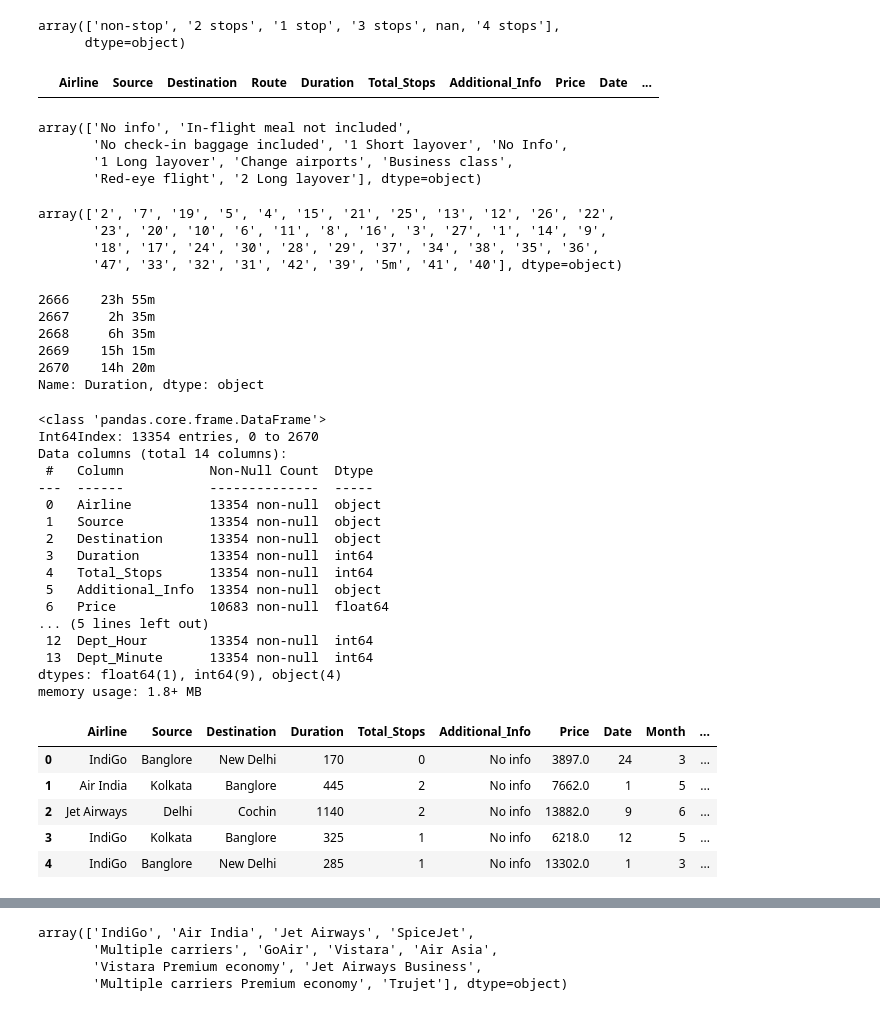
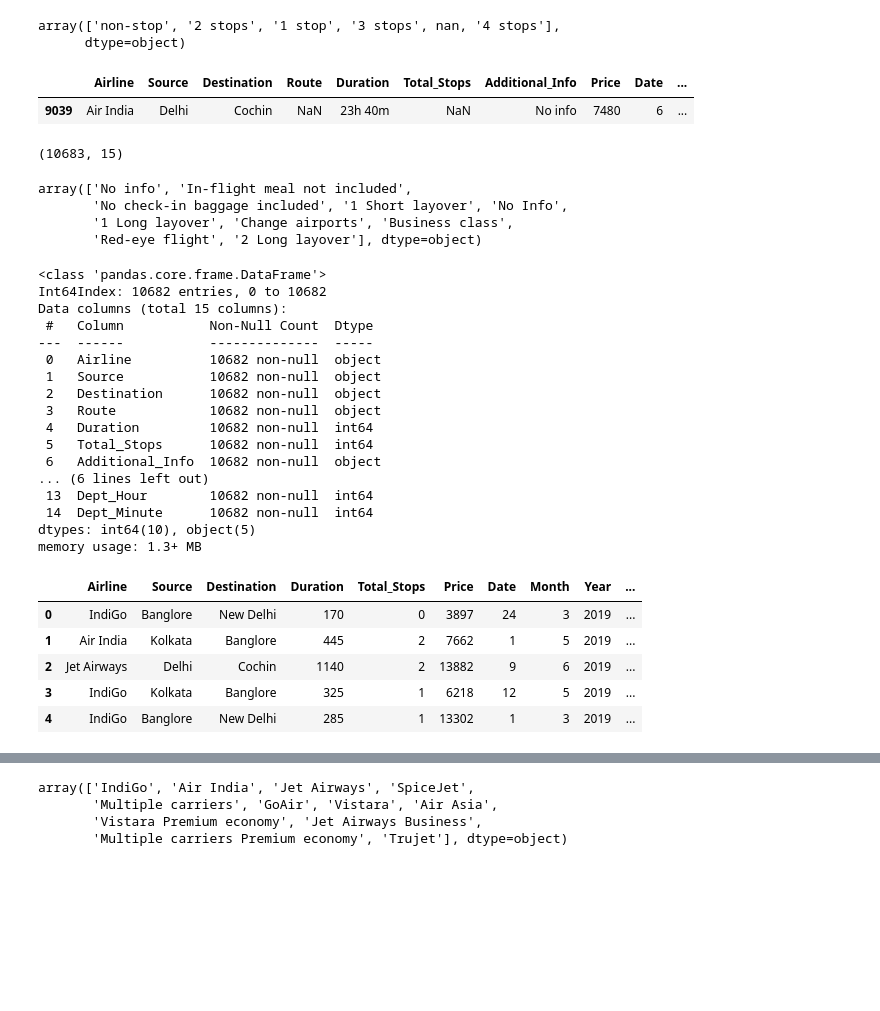
Before and after one commit to desai-nitin/DataScience, a Jupyter notebook: EDA and Feature Engineering for Flight Price Prediction.ipynb, the cells around one changed output, grey strips where cells are left out. Drawn from its saved outputs; the diff is of its cells as text; code cells hidden in the pictures; blank space fills up the shorter version.

```diff
--- a/EDA and Feature Engineering for Flight Price Prediction.ipynb
+++ b/EDA and Feature Engineering for Flight Price Prediction.ipynb
@@ -167,6 +166,12 @@ final_df.loc[final_df['Total_Stops'].isnull(),['Total_Stops']]="non-stop"
 # %%
-final_df[final_df['Total_Stops'].isnull()]
+train_df[train_df['Total_Stops'].isnull()]
 # %% [output]
 |  | Airline | Source | Destination | Route | Duration | Total_Stops | Additional_Info | Price | Date | ... |
+| 9039 | Air India | Delhi | Cochin | NaN | 23h 40m | NaN | No info | 7480 | 6 | ... |
+# %%
+print(train_df.shape)
+train_df.dropna(inplace=True)
+# %% [output]
+(10683, 15)
 # %%
-final_df['Total_Stops']=final_df['Total_Stops'].map({'non-stop':0, '1 stop':1, '2 stops':2, '3 stops':3, '4 stops':4})
+train_df['Total_Stops']=train_df['Total_Stops'].map({'non-stop':0, '1 stop':1, '2 stops':2, '3 stops':3, '4 stops':4})
@@ -179,41 +182,27 @@ array(['No info', 'In-flight meal not included',
        'No check-in baggage included', '1 Short layover', 'No Info',
        '1 Long layover', 'Change airports', 'Business class',
        'Red-eye flight', '2 Long layover'], dtype=object)
-# %%
-final_df["Duration"].str.split(' ').str[0].str.split("h").str[0].unique()#.astype(int)*60
-# %% [output]
-array(['2', '7', '19', '5', '4', '15', '21', '25', '13', '12', '26', '22',
-       '23', '20', '10', '6', '11', '8', '16', '3', '27', '1', '14', '9',
-       '18', '17', '24', '30', '28', '29', '37', '34', '38', '35', '36',
-       '47', '33', '32', '31', '42', '39', '5m', '41', '40'], dtype=object)
-# %%
-final_df["Duration"].tail()
-# %% [output]
-2666    23h 55m
-2667     2h 35m
-2668     6h 35m
-2669    15h 15m
-2670    14h 20m
-Name: Duration, dtype: object
 # %%
-final_df["Duration"] = final_df["Duration"].str.replace("h","*60").str.replace("m","*1").str.replace(" ","+").apply(eval)
+# Coverting Duration in minutes
+
+train_df["Duration"] = train_df["Duration"].str.replace("h","*60").str.replace("m","*1").str.replace(" ","+").apply(eval)
 # %%
-final_df.info()
+train_df.info()
 # %% [output]
 <class 'pandas.core.frame.DataFrame'>
-Int64Index: 13354 entries, 0 to 2670
-Data columns (total 14 columns):
+Int64Index: 10682 entries, 0 to 10682
+Data columns (total 15 columns):
  #   Column           Non-Null Count  Dtype
 ---  ------           --------------  -----
- 0   Airline          13354 non-null  object
- 1   Source           13354 non-null  object
- 2   Destination      13354 non-null  object
- 3   Duration         13354 non-null  int64
- 4   Total_Stops      13354 non-null  int64
- 5   Additional_Info  13354 non-null  object
- 6   Price            10683 non-null  float64
-... (5 lines left out)
- 12  Dept_Hour        13354 non-null  int64
- 13  Dept_Minute      13354 non-null  int64
-dtypes: float64(1), int64(9), object(4)
-memory usage: 1.8+ MB
+ 0   Airline          10682 non-null  object
+ 1   Source           10682 non-null  object
+ 2   Destination      10682 non-null  object
+ 3   Route            10682 non-null  object
+ 4   Duration         10682 non-null  int64
+ 5   Total_Stops      10682 non-null  int64
+ 6   Additional_Info  10682 non-null  object
+... (6 lines left out)
+ 13  Dept_Hour        10682 non-null  int64
+ 14  Dept_Minute      10682 non-null  int64
+dtypes: int64(10), object(5)
+memory usage: 1.3+ MB
@@ -223,9 +209,11 @@ final_df.drop(2660,axis=0,inplace=True)
+# %%
+train_df.drop(["Route","Additional_Info"],axis=1,inplace=True)
 # %%
-final_df.head()
+train_df.head()
 # %% [output]
-|  | Airline | Source | Destination | Duration | Total_Stops | Additional_Info | Price | Date | Month | ... |
-| 0 | IndiGo | Banglore | New Delhi | 170 | 0 | No info | 3897.0 | 24 | 3 | ... |
-| 1 | Air India | Kolkata | Banglore | 445 | 2 | No info | 7662.0 | 1 | 5 | ... |
-| 2 | Jet Airways | Delhi | Cochin | 1140 | 2 | No info | 13882.0 | 9 | 6 | ... |
-| 3 | IndiGo | Kolkata | Banglore | 325 | 1 | No info | 6218.0 | 12 | 5 | ... |
-| 4 | IndiGo | Banglore | New Delhi | 285 | 1 | No info | 13302.0 | 1 | 3 | ... |
+|  | Airline | Source | Destination | Duration | Total_Stops | Price | Date | Month | Year | ... |
+| 0 | IndiGo | Banglore | New Delhi | 170 | 0 | 3897 | 24 | 3 | 2019 | ... |
+| 1 | Air India | Kolkata | Banglore | 445 | 2 | 7662 | 1 | 5 | 2019 | ... |
+| 2 | Jet Airways | Delhi | Cochin | 1140 | 2 | 13882 | 9 | 6 | 2019 | ... |
+| 3 | IndiGo | Kolkata | Banglore | 325 | 1 | 6218 | 12 | 5 | 2019 | ... |
+| 4 | IndiGo | Banglore | New Delhi | 285 | 1 | 13302 | 1 | 3 | 2019 | ... |
```
Also changed, not shown: parts of 74 cells of this notebook, 4 other files.
